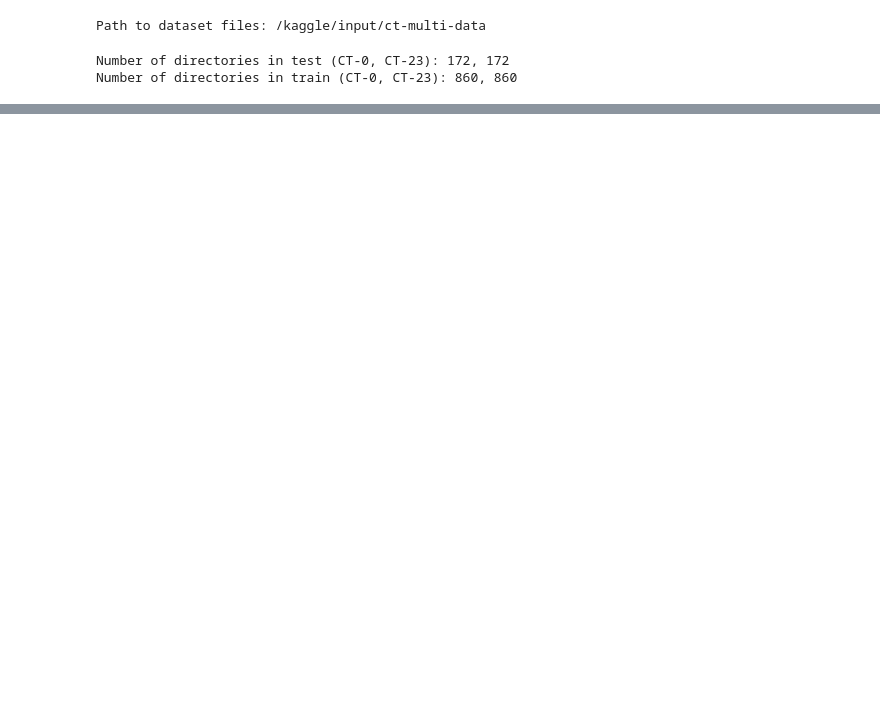
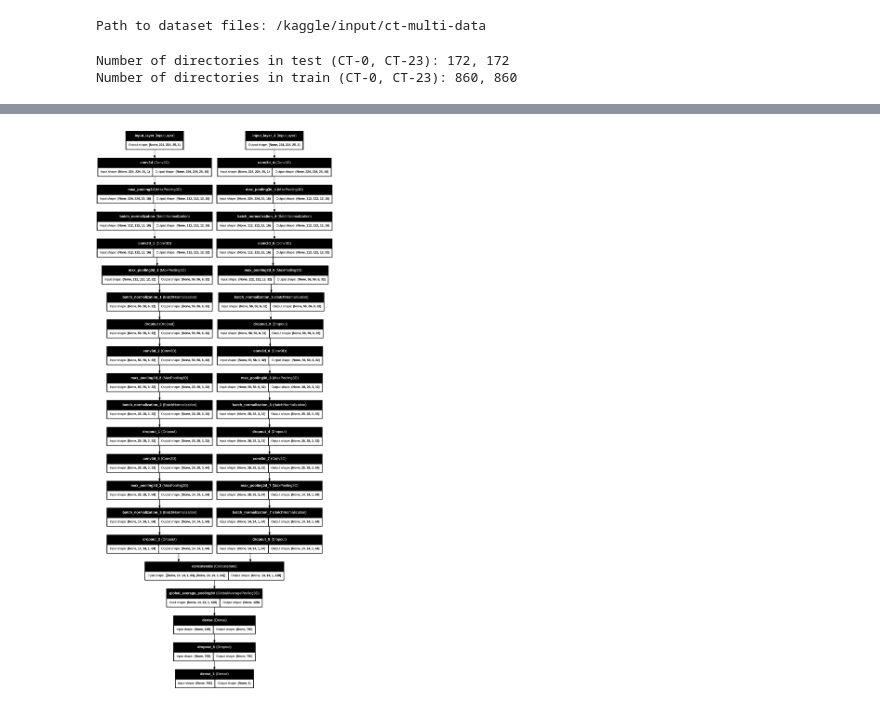
Before and after one commit to MaximNadd/Research, a Jupyter notebook: Experiment_1/multi-view-research-2.ipynb, the cells around one changed output, grey strips where cells are left out. Saved outputs shown, nothing was run; the diff lists cells and outputs as text; code cells hidden in the pictures; blank space fills up the shorter version.

```diff
--- a/Experiment_1/multi-view-research-2.ipynb
+++ b/Experiment_1/multi-view-research-2.ipynb
@@ -163,0 +248,45 @@ I0000 00:00:1744246359.130993      31 gpu_device.cc:2022] Created device /job:lo
+# %%
+tf.random.set_seed(42)
+
+split_1_input = Input(shape=(224, 224, 25, 1))
+split_1_model = get_model(split_1_input)
+
+split_2_input = Input(shape=(224, 224, 25, 1))
+split_2_model = get_model(split_2_input)
+
+
+# Concat models and add final block
+x = concatenate([split_1_model, split_2_model])
+
+x = GlobalAveragePooling3D()(x)
+x = Dense(units=700, activation="relu")(x)
+x = Dropout(0.3)(x)
+
+output_layer = Dense(units=1, activation="sigmoid")(x)
+
+# Final model
+cnn_model = Model(inputs=[split_1_input, split_2_input], outputs=[output_layer], name="multi3dcnn")
+
+
+initial_learning_rate = 0.0001
+lr_schedule = keras.optimizers.schedules.ExponentialDecay(
+    initial_learning_rate, decay_steps=100000, decay_rate=0.96, staircase=False
+)
+
+early_stop = EarlyStopping(monitor = 'val_loss',
+                           patience = 20, mode = 'min', verbose = 1,
+                           restore_best_weights = True)
+
+model_save = ModelCheckpoint(f'3d_image_classification.keras',
+                             save_best_only = True,
+                             monitor = 'val_loss',
+                             mode = 'min', verbose = 1)
+
+# Compile final model
+cnn_model.compile(loss='binary_crossentropy',
+                  optimizer=keras.optimizers.Adam(learning_rate=lr_schedule),
+                  metrics=["accuracy", "AUC"])
+# %%
+plot_model(cnn_model, show_shapes=True, show_layer_names=True)
+# %% [output]
+[figure, added]
```
Also changed, not shown: parts of 11 cells of this notebook.
